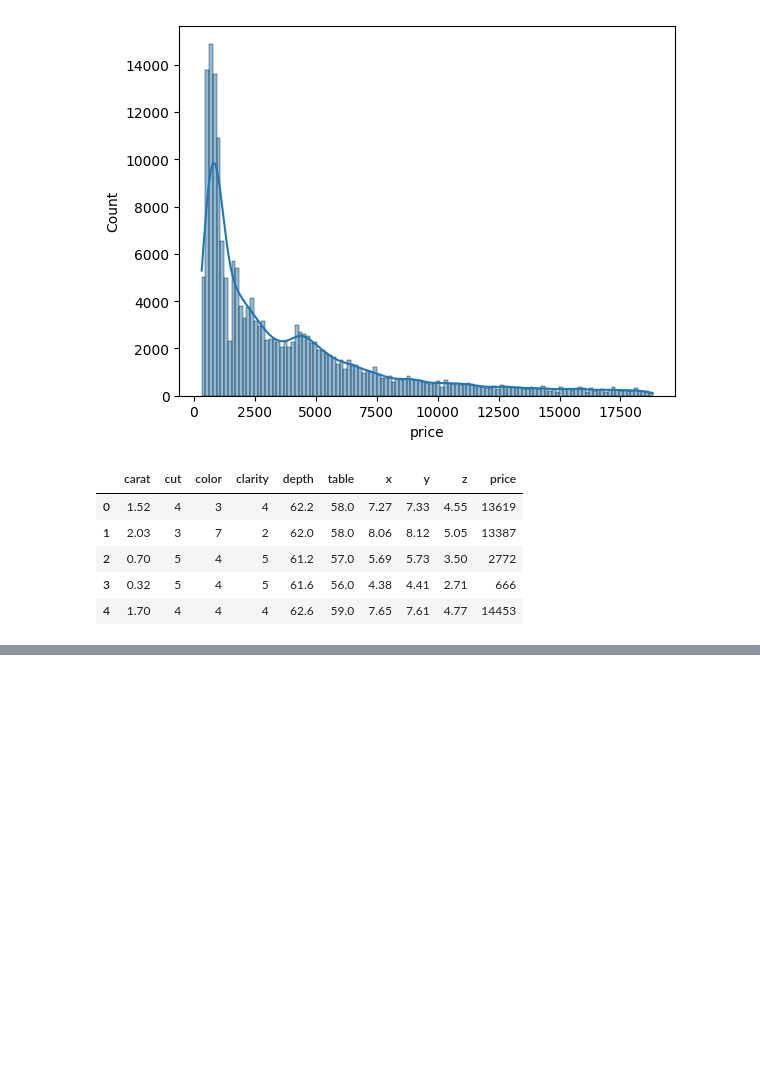
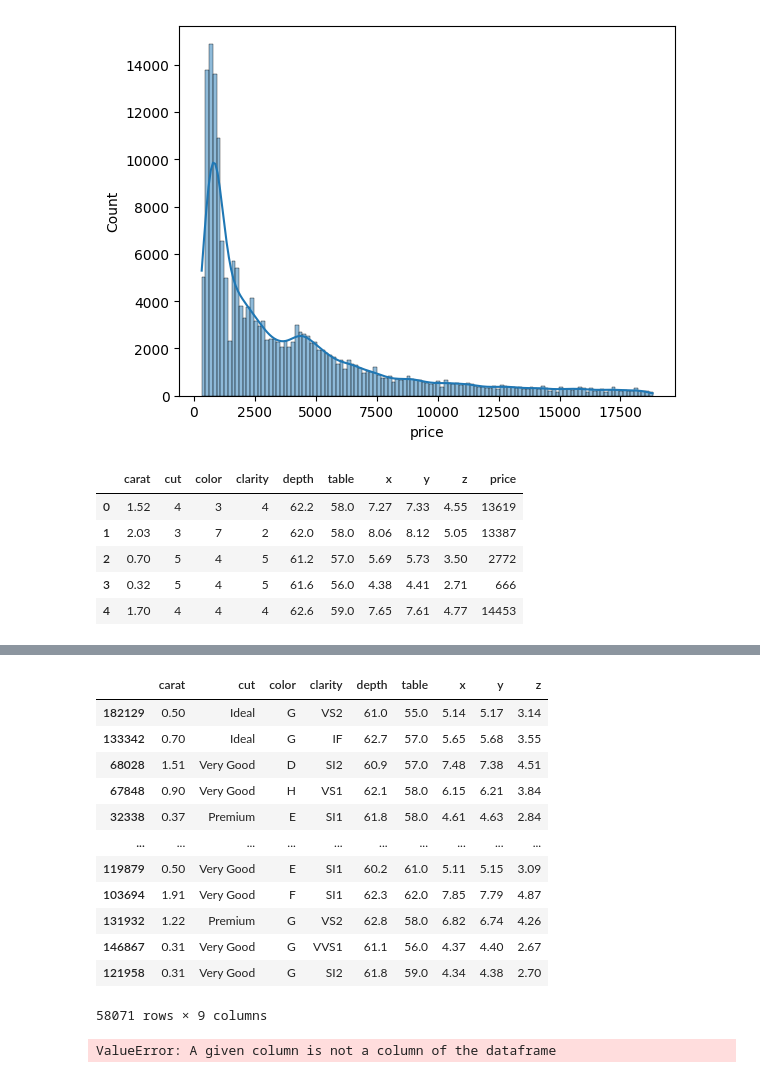
Before and after one commit to rishiberi17988/Insurance-premium-prediction, a Jupyter notebook: experiment/experiments.ipynb, the cells around one changed output, grey strips where cells are left out. Cells and saved outputs as stored; diff of their text form; code cells hidden in the pictures; blank space fills up the shorter version.

```diff
--- a/experiment/experiments.ipynb
+++ b/experiment/experiments.ipynb
@@ -181,0 +189,2 @@ df.head()
+# %%
+y = df["price"]
@@ -181,0 +261,23 @@ df.head()
+# %%
+from sklearn.model_selection import train_test_split
+X_train , x_test , Y_train , y_test = train_test_split(x , y , train_size=0.30 , random_state= 42)
+# %%
+X_train
+# %% [output]
+|  | carat | cut | color | clarity | depth | table | x | y | z |
+| 182129 | 0.50 | Ideal | G | VS2 | 61.0 | 55.0 | 5.14 | 5.17 | 3.14 |
+| 133342 | 0.70 | Ideal | G | IF | 62.7 | 57.0 | 5.65 | 5.68 | 3.55 |
+| 68028 | 1.51 | Very Good | D | SI2 | 60.9 | 57.0 | 7.48 | 7.38 | 4.51 |
+| 67848 | 0.90 | Very Good | H | VS1 | 62.1 | 58.0 | 6.15 | 6.21 | 3.84 |
+| 32338 | 0.37 | Premium | E | SI1 | 61.8 | 58.0 | 4.61 | 4.63 | 2.84 |
+| ... | ... | ... | ... | ... | ... | ... | ... | ... | ... |
+| 119879 | 0.50 | Very Good | E | SI1 | 60.2 | 61.0 | 5.11 | 5.15 | 3.09 |
+| 103694 | 1.91 | Very Good | F | SI1 | 62.3 | 62.0 | 7.85 | 7.79 | 4.87 |
+| 131932 | 1.22 | Premium | G | VS2 | 62.8 | 58.0 | 6.82 | 6.74 | 4.26 |
+| 146867 | 0.31 | Very Good | G | VVS1 | 61.1 | 56.0 | 4.37 | 4.40 | 2.67 |
+| 121958 | 0.31 | Very Good | G | SI2 | 61.8 | 59.0 | 4.34 | 4.38 | 2.70 |
+58071 rows × 9 columns
+# %%
+preprocessor.fit_transform)
+# %% [output]
+ValueError: A given column is not a column of the dataframe
```
Also changed, not shown: parts of 11 cells of this notebook.
